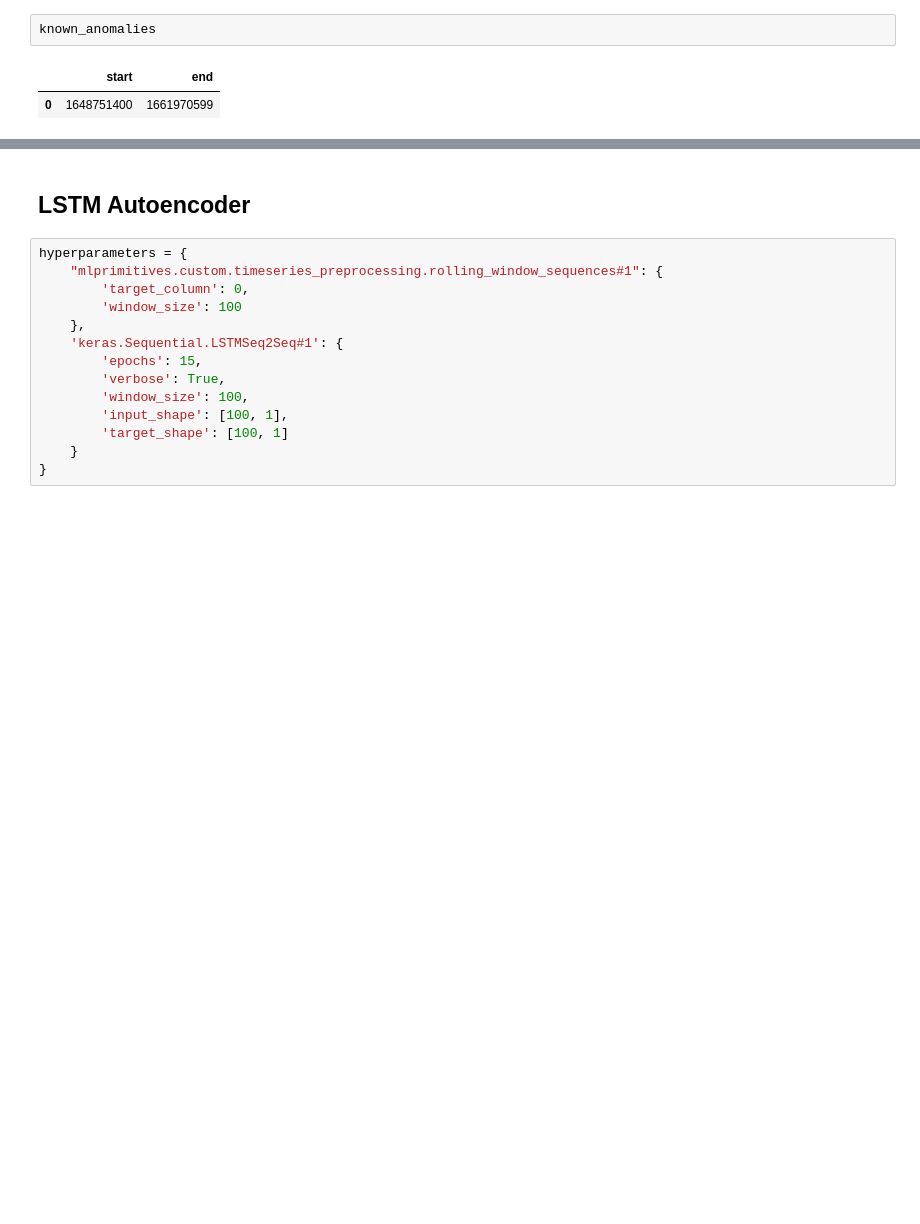
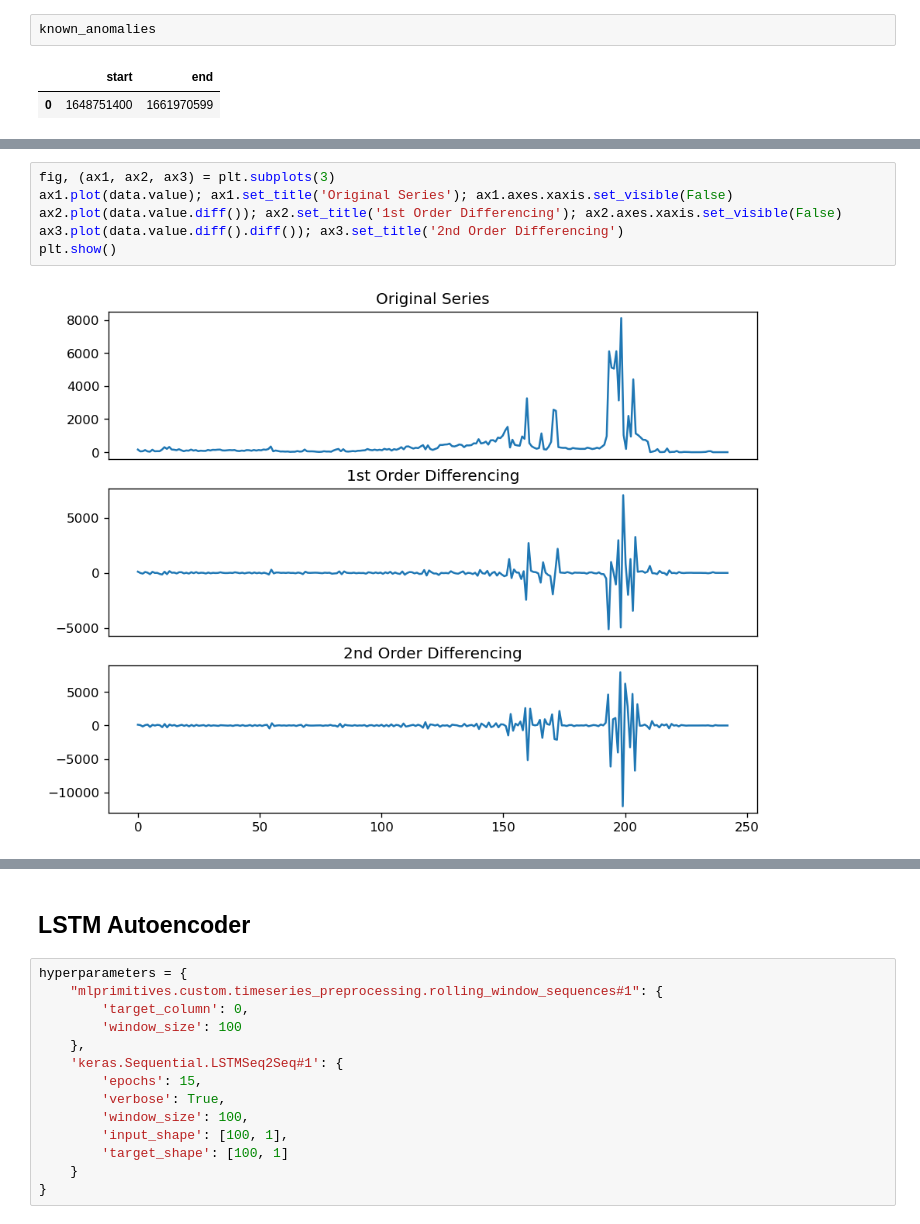
Before and after one commit to karnikkanojia/TadGAN-Research, a Jupyter notebook: main.ipynb, the cells around one changed output, grey strips where cells are left out. Cells and saved outputs as stored; diff of their text form; blank space fills up the shorter version.

```diff
--- a/main.ipynb
+++ b/main.ipynb
@@ -28,0 +62,8 @@ known_anomalies
+# %%
+fig, (ax1, ax2, ax3) = plt.subplots(3)
+ax1.plot(data.value); ax1.set_title('Original Series'); ax1.axes.xaxis.set_visible(False)
+ax2.plot(data.value.diff()); ax2.set_title('1st Order Differencing'); ax2.axes.xaxis.set_visible(False)
+ax3.plot(data.value.diff().diff()); ax3.set_title('2nd Order Differencing')
+plt.show()
+# %% [output]
+[figure, added]
```
Also changed, not shown: parts of 21 cells of this notebook, 2 other files.
